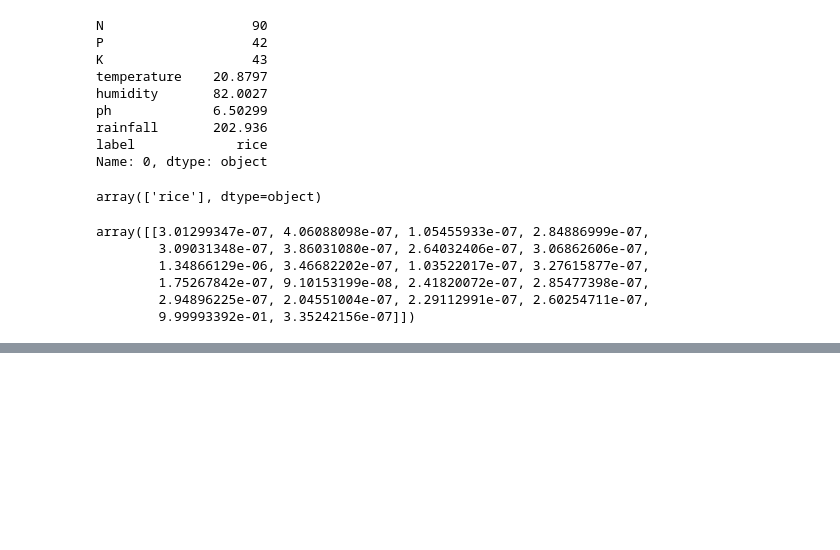
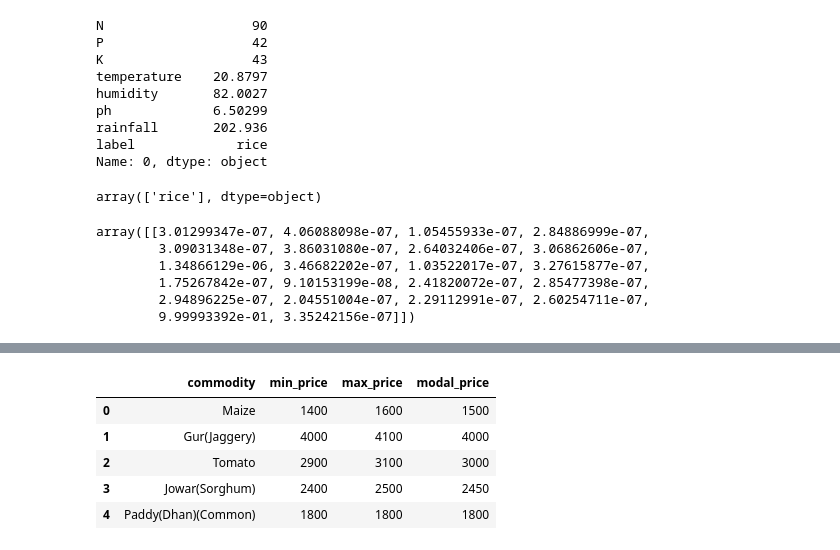
Before and after one commit to arnav127/beta01_200OK, a Jupyter notebook: services/croprec.ipynb, the cells around one changed output, grey strips where cells are left out. Drawn from its saved outputs; the diff is of its cells as text; code cells hidden in the pictures; blank space fills up the shorter version.

```diff
--- a/services/croprec.ipynb
+++ b/services/croprec.ipynb
@@ -159,0 +199,10 @@ array([[3.01299347e-07, 4.06088098e-07, 1.05455933e-07, 2.84886999e-07,
+# %%
+da = data.drop(['state', 'district', 'market', 'variety', 'arrival_date'], axis=1)
+da.head()
+# %% [output]
+|  | commodity | min_price | max_price | modal_price |
+| 0 | Maize | 1400 | 1600 | 1500 |
+| 1 | Gur(Jaggery) | 4000 | 4100 | 4000 |
+| 2 | Tomato | 2900 | 3100 | 3000 |
+| 3 | Jowar(Sorghum) | 2400 | 2500 | 2450 |
+| 4 | Paddy(Dhan)(Common) | 1800 | 1800 | 1800 |
```
Also changed, not shown: parts of 9 cells of this notebook, 3 other files.
